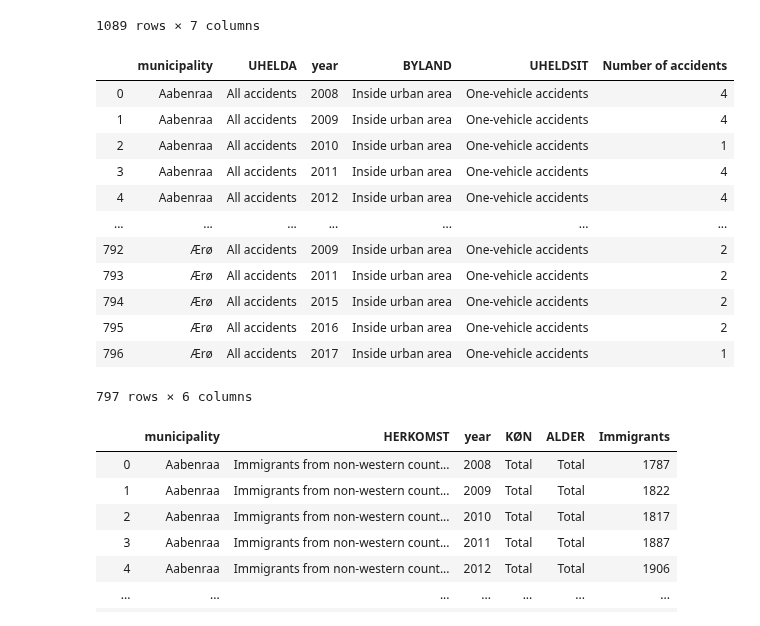
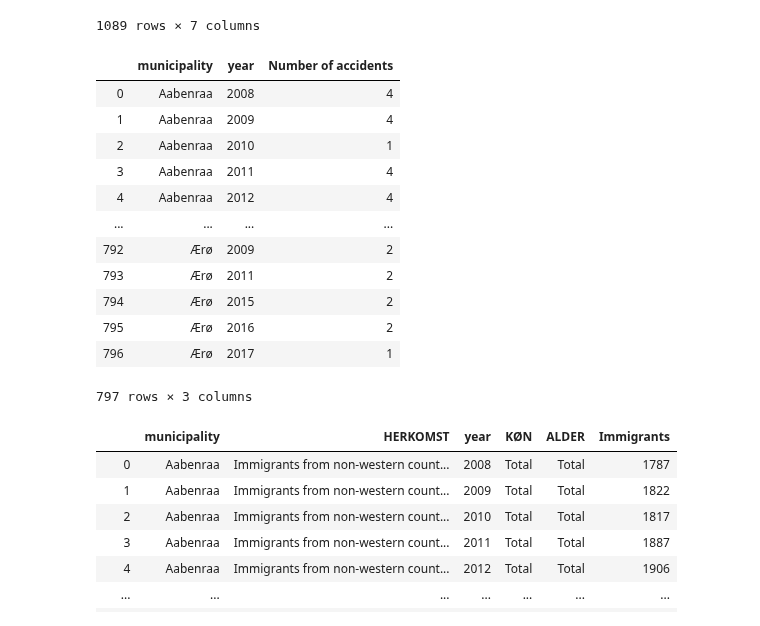
Before and after one commit to Rapyki/projects-2020-slangerne, a Jupyter notebook: dataproject/Henee.ipynb, the cells around one changed output. Saved outputs shown, nothing was run; the diff lists cells and outputs as text; code cells hidden in the pictures.

```diff
--- a/dataproject/Henee.ipynb
+++ b/dataproject/Henee.ipynb
@@ -173,46 +176,46 @@ municipality               BEREGNING  year HERKOMST       ALDER    KØN  \
 # %%
 
 #Downloading accident data
 
 variables={'OMRÅDE':['*'], 'UHELDA':['*'], 'TID':['*']} #Igen hvorfor er denne med?
 
 #Downloading and defining:
 accidents = dst.get_data(table_id = 'UHELDK7', variables=variables)
 
 #Using the functions made in [dataproject.py]:
 accidents = B_funktioner.initial_rename(accidents,'Number of accidents')
 accidents = B_funktioner.only_keep_municipalities_and_years(accidents,0,2008,2018)
 #accidents = B_funktioner.row_chooser(accidents,UHELDA,'All accidents')
 
 #The 2 lines below ensures, that we only are going to examine "All accidents" and not the subcategories.
 I = accidents.UHELDA.str.contains('All accidents')
 accidents = accidents.loc[I == True]
 
 #Sorting
 accidents= B_funktioner.sort_reset(accidents)
-
+del accidents['UHELDA']; del accidents['BYLAND']; del accidents['UHELDSIT']
 #Skal nedenstående med????
 #Deleting columns for which we will not examine.
 #del accidents['UHELDA']
 #del accidents['BYLAND']
 #del accidents['UHELDSIT']
 
 
 accidents
 # %% [output]
-|  | municipality | UHELDA | year | BYLAND | UHELDSIT | Number of accidents |
-| 0 | Aabenraa | All accidents | 2008 | Inside urban area | One-vehicle accidents | 4 |
-| 1 | Aabenraa | All accidents | 2009 | Inside urban area | One-vehicle accidents | 4 |
-| 2 | Aabenraa | All accidents | 2010 | Inside urban area | One-vehicle accidents | 1 |
-| 3 | Aabenraa | All accidents | 2011 | Inside urban area | One-vehicle accidents | 4 |
-| 4 | Aabenraa | All accidents | 2012 | Inside urban area | One-vehicle accidents | 4 |
-| ... | ... | ... | ... | ... | ... | ... |
-| 792 | Ærø | All accidents | 2009 | Inside urban area | One-vehicle accidents | 2 |
-| 793 | Ærø | All accidents | 2011 | Inside urban area | One-vehicle accidents | 2 |
-| 794 | Ærø | All accidents | 2015 | Inside urban area | One-vehicle accidents | 2 |
-| 795 | Ærø | All accidents | 2016 | Inside urban area | One-vehicle accidents | 2 |
-| 796 | Ærø | All accidents | 2017 | Inside urban area | One-vehicle accidents | 1 |
+|  | municipality | year | Number of accidents |
+| 0 | Aabenraa | 2008 | 4 |
+| 1 | Aabenraa | 2009 | 4 |
+| 2 | Aabenraa | 2010 | 1 |
+| 3 | Aabenraa | 2011 | 4 |
+| 4 | Aabenraa | 2012 | 4 |
+| ... | ... | ... | ... |
+| 792 | Ærø | 2009 | 2 |
+| 793 | Ærø | 2011 | 2 |
+| 794 | Ærø | 2015 | 2 |
+| 795 | Ærø | 2016 | 2 |
+| 796 | Ærø | 2017 | 1 |
-797 rows × 6 columns
+797 rows × 3 columns
 # %%
 #Dowloading and defining the data on immigrants from non-western countries  in the danish municipalities
 
```
Also changed, not shown: parts of 10 cells of this notebook, 1 other file.
